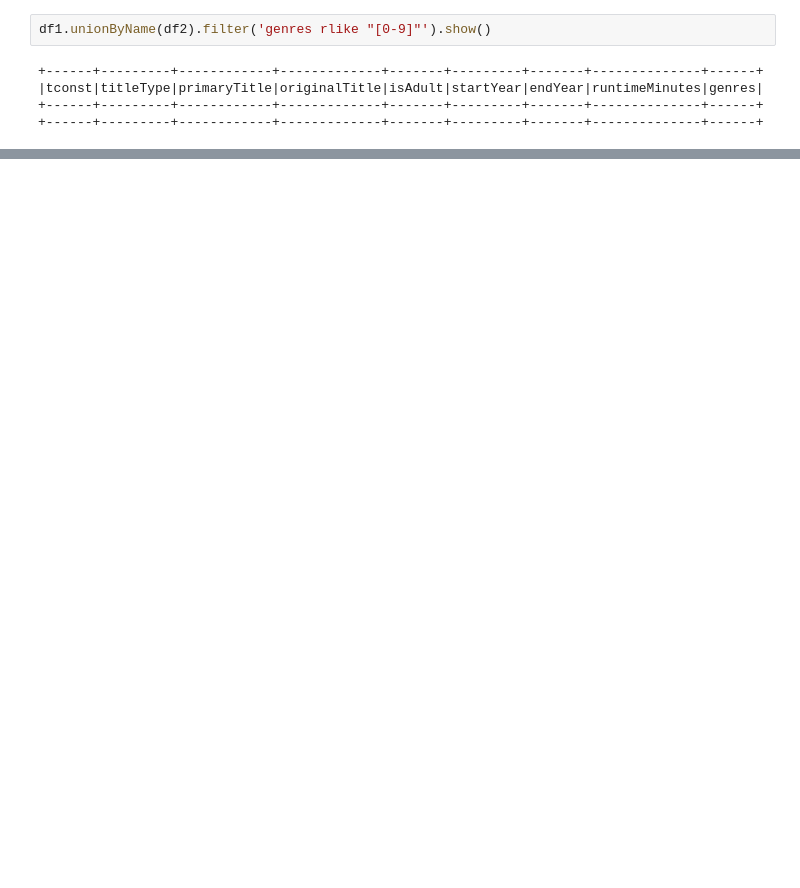
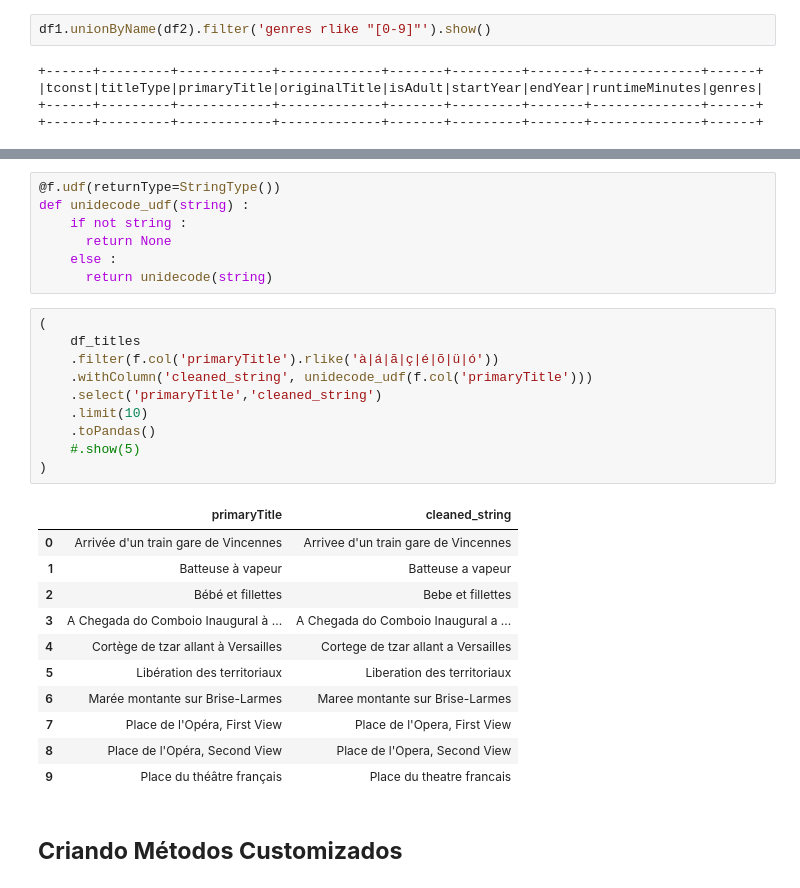
Before and after one commit to apfurlan/Cloud_Data_Engineer, a Jupyter notebook: Module_3/mod3_cap4_cls.ipynb, the cells around one changed output, grey strips where cells are left out. Drawn from its saved outputs; the diff is of its cells as text; blank space fills up the shorter version.

```diff
--- a/Module_3/pyspark_all.ipynb
+++ b/Module_3/mod3_cap4_cls.ipynb
@@ -2646,0 +2680,31 @@ df1.unionByName(df2).filter('genres rlike "[0-9]"').show()
+# %%
+@f.udf(returnType=StringType())
+def unidecode_udf(string) :
+    if not string :
+      return None
+    else :
+      return unidecode(string)
+# %%
+(
+    df_titles
+    .filter(f.col('primaryTitle').rlike('à|á|ã|ç|é|õ|ü|ó'))
+    .withColumn('cleaned_string', unidecode_udf(f.col('primaryTitle')))
+    .select('primaryTitle','cleaned_string')
+    .limit(10)
+    .toPandas()
+    #.show(5)
+)
+# %% [output]
+|  | primaryTitle | cleaned_string |
+| 0 | Arrivée d'un train gare de Vincennes | Arrivee d'un train gare de Vincennes |
+| 1 | Batteuse à vapeur | Batteuse a vapeur |
+| 2 | Bébé et fillettes | Bebe et fillettes |
+| 3 | A Chegada do Comboio Inaugural à ... | A Chegada do Comboio Inaugural a ... |
+| 4 | Cortège de tzar allant à Versailles | Cortege de tzar allant a Versailles |
+| 5 | Libération des territoriaux | Liberation des territoriaux |
+| 6 | Marée montante sur Brise-Larmes | Maree montante sur Brise-Larmes |
+| 7 | Place de l'Opéra, First View | Place de l'Opera, First View |
+| 8 | Place de l'Opéra, Second View | Place de l'Opera, Second View |
+| 9 | Place du théâtre français | Place du theatre francais |
+# %% [markdown]
+## **Criando Métodos Customizados**
```
Also changed, not shown: parts of 46 cells of this notebook, 1 other file.
